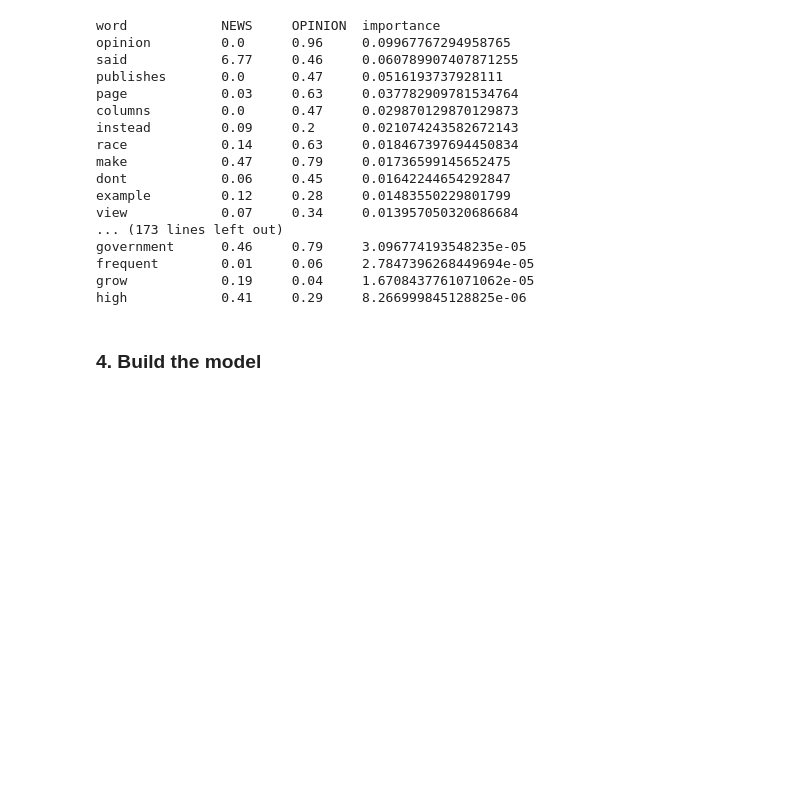
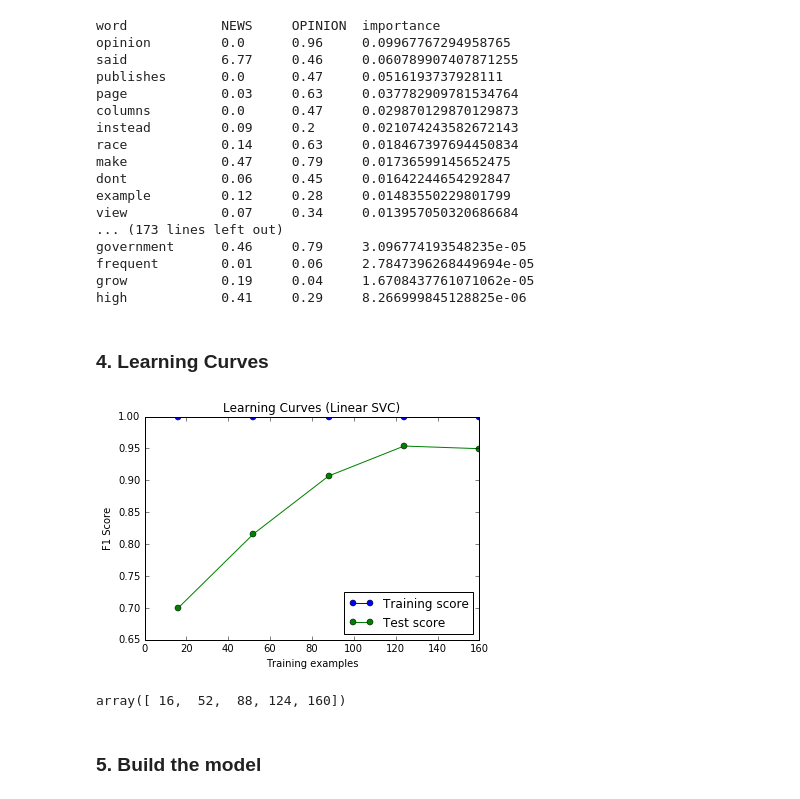
Before and after one commit to lw334/NLP-news-vs-opinions, a Jupyter notebook: pipeline_new.ipynb, the cells around one changed output. Drawn from its saved outputs; the diff is of its cells as text; code cells hidden in the pictures; blank space fills up the shorter version.

Commit message:
add learning curves

```diff
--- a/pipeline_new.ipynb
+++ b/pipeline_new.ipynb
@@ -411,6 +412,9 @@ def ambiguous_words(article):
 # %%
 def avg_word_length(article):
     return sum([len(w) for w in article])/len(article)
+# %%
+def stopwords_proportion(article):
+    return len([w for w in article if w in STOP_WORDS])/len(article)
 # %%
 def gen_pos_tag(article):
     '''Param: article is a list of words from an individual article
@@ -431,8 +435,8 @@ def mark_negations(article):
 # %%
 def add_features(features, data):
     p_shared = np.array([[ambiguous_words(article)] for article, tag in data])
-    average_word_length = np.array([[avg_word_length(article)] for article, tag in data])
-    return np.append(np.append(features, p_shared, axis=1), average_word_length, axis=1)
+    p_stopwords = np.array([[stopwords_proportion(article)] for article, tag in data])
+    return np.append(np.append(features, p_shared, axis=1), p_stopwords, axis=1)
 # %%
 corpus = build_corpus(opinion_set, news_set)
 # %% [output]
@@ -695,3 +699,31 @@ for w,impt in important.to_records(index=False):
           '{0: <8}'.format(sum([" ".join(article).count(w) for article, tag in corpus if tag == NEWS])/num_news),
           '{0: <8}'.format(sum([" ".join(article).count(w) for article, tag in corpus if tag == OPINION])/num_opinion),
           '{0: <8}'.format(impt))
+# %% [markdown]
+### 4. Learning Curves
+# %%
+# train and test learning curves
+def plot_learning_curve(estimator, title, corpus):
+    vectorizer = TfidfVectorizer(analyzer = "word", stop_words = "english")
+    X = vectorize(vectorizer, [' '.join(article) for article, tag in corpus], TRAIN)
+    X = add_features(X, corpus)
+    scaler = StandardScaler()
+    X = scaler.fit_transform(X)
+    y = [tag for article, tag in corpus]
+
+    plt.figure()
+    plt.title(title)
+    plt.xlabel("Training size")
+    plt.ylabel("F1 Score")
+    train_sizes, train_scores, test_scores = learning_curve(estimator, X, y, scoring="f1", cv=5)
+
+    plt.plot(train_sizes, np.mean(train_scores, axis=1), 'o-', color="b", label="Training score")
+    plt.plot(train_sizes, np.mean(test_scores, axis=1), 'o-', color="g", label="Test score")
+
+    plt.legend(loc="lower right")
+    plt.show()
+# %%
+plot_learning_curve(LSVC(), "Learning Curves (Linear SVC)", corpus)
+# %% [output]
+[figure, added]
+array([ 16,  52,  88, 124, 160])
@@ -698,5 +732,5 @@ for w,impt in important.to_records(index=False):
 # %% [markdown]
-### 4. Build the model
+### 5. Build the model
 # %%
 def get_words_from_string(article):
     return [w.lower() for w in nltk.word_tokenize(article) if w.isalpha() and (w not in STOP_WORDS or w.lower() not in STOP_WORDS)]
```
Also changed, not shown: parts of 5 cells of this notebook.
